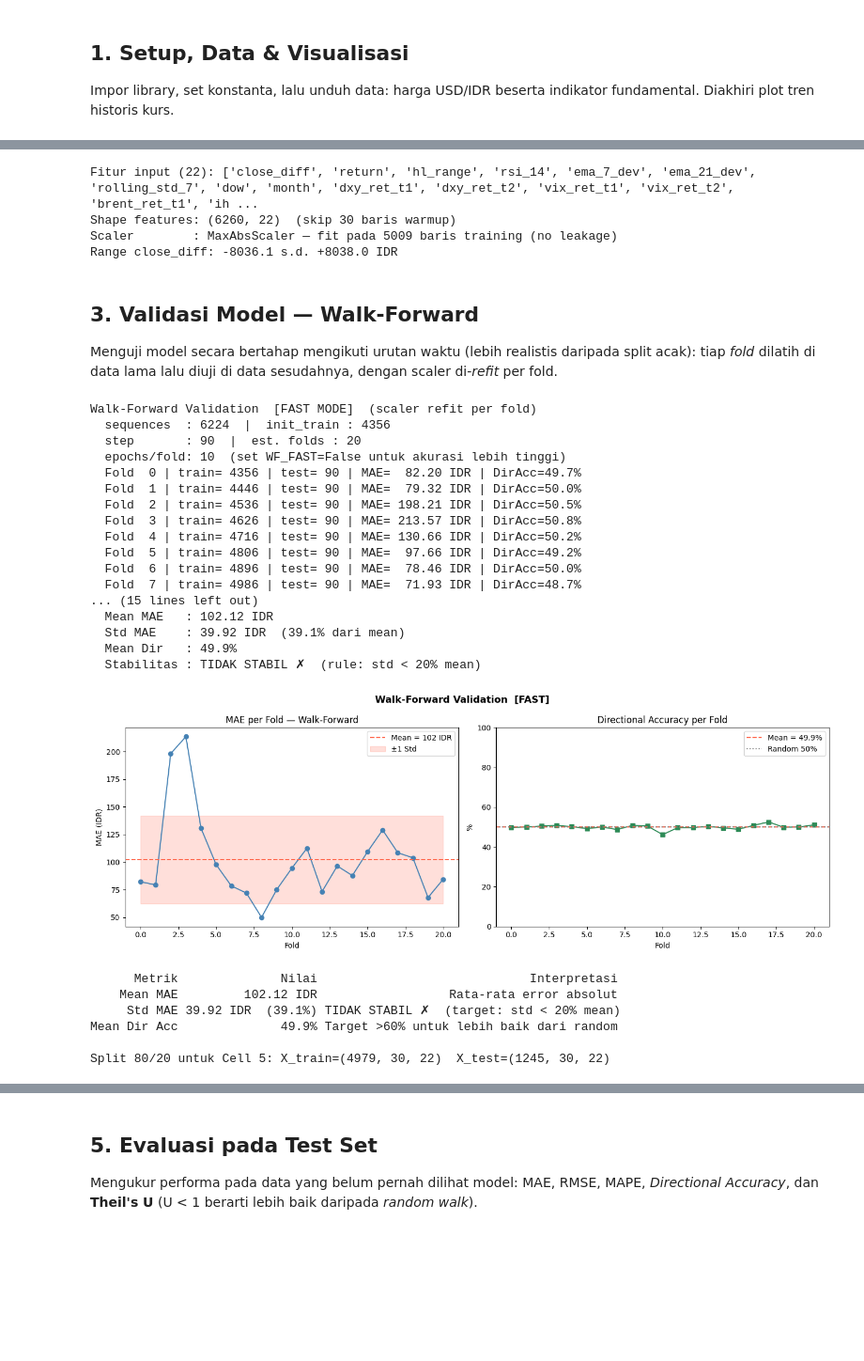
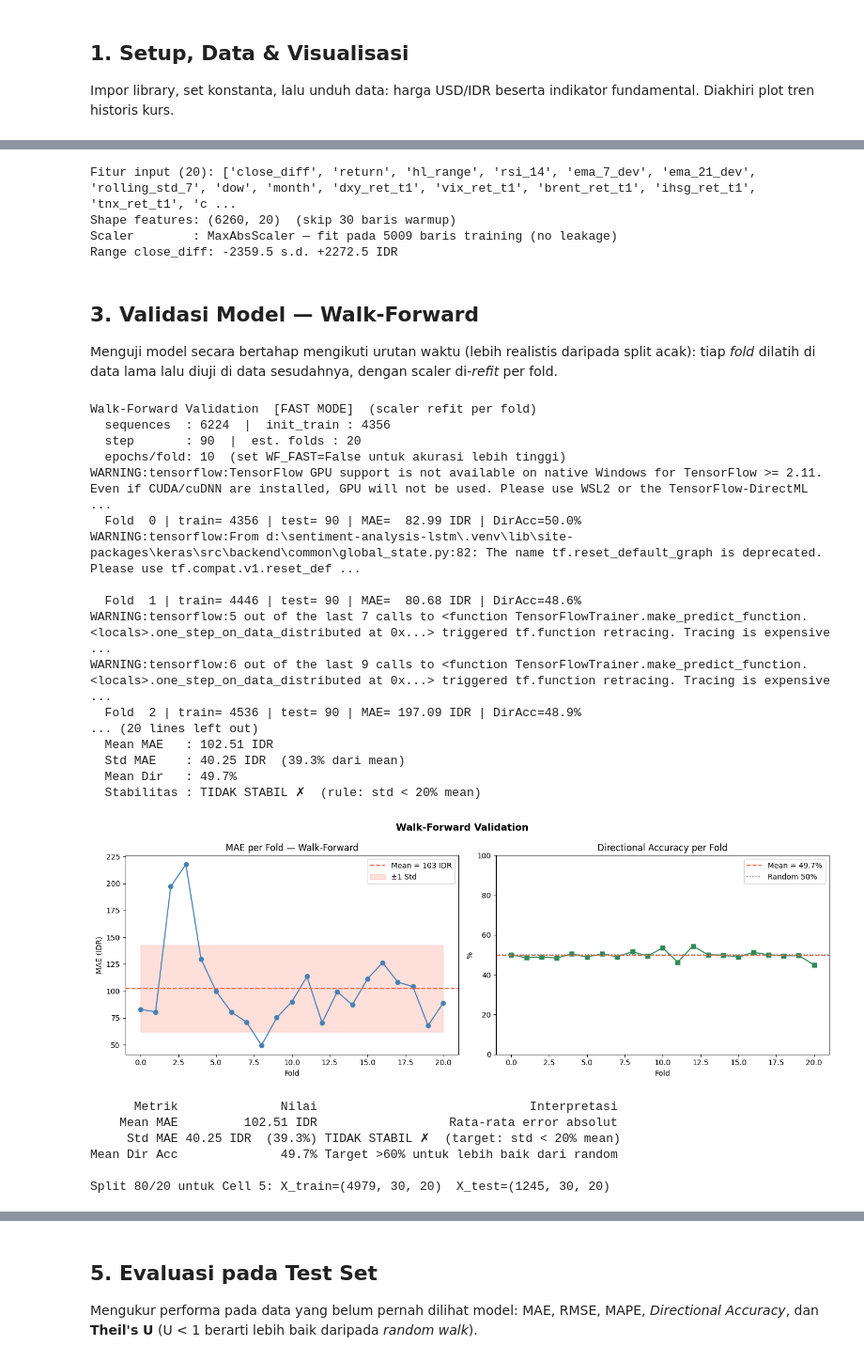
Before and after one commit to KullyanHubbard/sentiment-analysis-lstm, a Jupyter notebook: kurs_rupiah.ipynb, the cells around one changed output, grey strips where cells are left out. Shown at 94% size. Drawn from its saved outputs; the diff is of its cells as text; code cells hidden in the pictures; blank space fills up the shorter version.

```diff
--- a/kurs_rupiah.ipynb
+++ b/kurs_rupiah.ipynb
@@ -62,6 +62,18 @@ df.columns  = df.columns.droplevel(1)
 df['Close'] = df['Close'].ffill()
 df['High']  = df['High'].ffill()
 df['Low']   = df['Low'].ffill()
+
+# --- Bersihkan tick rusak dari yfinance ---
+# yfinance kadang mengembalikan 0 / spike absurd (lihat 2010-2013 di plot historis).
+# Perbaikan data historis korup: nilai 0 atau yang menyimpang ekstrem dari median
+# lokal diganti NaN lalu di-ffill. Spike terisolasi & jauh dari periode test
+# (data terbaru sudah bersih) -> tidak ada kebocoran praktis ke evaluasi.
+for _price_col in ['Close', 'High', 'Low']:
+    _s     = df[_price_col].replace(0.0, np.nan)
+    _med   = _s.rolling(15, center=True, min_periods=3).median()
+    _ratio = _s / _med
+    _s     = _s.where((_ratio > 0.6) & (_ratio < 2.0))  # buang <60% atau >200% median lokal
+    df[_price_col] = _s.ffill().bfill()
 print(f"Rentang       : {df.index[0].date()} s.d. {df.index[-1].date()}")
 print(f"Total rows    : {len(df)}")
 print(f"Close terakhir: {df['Close'].iloc[-1]:,.2f} IDR  ({df.index[-1].date()})")
@@ -84,8 +96,8 @@ def _yf_return(ticker, name, start, end, add_lag=False):
         return None
 
 # --- Indikator pasar global ---
-dxy_df   = _yf_return('DX-Y.NYB', 'dxy',   START, END, add_lag=True)
-vix_df   = _yf_return('^VIX',     'vix',   START, END, add_lag=True)
+dxy_df   = _yf_return('DX-Y.NYB', 'dxy',   START, END, add_lag=False)
+vix_df   = _yf_return('^VIX',     'vix',   START, END, add_lag=False)
 brent_df = _yf_return('BZ=F',     'brent', START, END, add_lag=False)
 ihsg_df  = _yf_return('^JKSE',    'ihsg',  START, END, add_lag=False)
 # US 10Y Treasury Yield: yield naik → USD menguat → IDR melemah
@@ -140,8 +152,8 @@ for _fdf in [dxy_df, vix_df, brent_df, ihsg_df, tnx_df, cpo_df,
 
 # Pastikan semua kolom fundamental ada; isi 0 jika download gagal
 _FUND_COLS = [
-    'dxy_return', 'dxy_lag1',
-    'vix_return', 'vix_lag1',
+    'dxy_return',
+    'vix_return',
     'brent_return', 'ihsg_return',
     'tnx_return',                   # US 10Y Treasury Yield return
     'cpo_return',                   # CPO / Palm Oil return
@@ -195,7 +209,7 @@ Membangun **22 fitur** (9 teknikal: return, RSI, EMA, volatilitas, dll + 13 fund
 - **CPO / Palm Oil** (`KCE=F`) — Indonesia eksportir CPO terbesar; harga naik → devisa masuk → IDR menguat.
 # %%
 # Cell 3 — Feature engineering
-# Buat 22 fitur: 9 teknikal dan 13 fundamental.
+# Buat 20 fitur: 9 teknikal dan 11 fundamental.
 # Semua fitur fundamental digeser 1 hari untuk menghindari lookahead.
 # Scaler hanya fit pada data training agar tidak bocor ke test set.
 
@@ -204,7 +218,6 @@ data_raw = df['Close'].values.astype(float)
 close    = data_raw
 high     = df['High'].values.astype(float)
 low      = df['Low'].values.astype(float)
-N        = len(close)
 
 # Fitur teknikal (9)
 close_diff     = np.zeros_like(close)
@@ -245,7 +258,7 @@ def _fund(col, lag=1):
     assert lag <= SKIP, "lag harus <= SKIP agar baris fillna(0) ikut terbuang oleh slice [SKIP:]"
     return df[col].shift(lag).fillna(0).values.astype(float)[SKIP:]
 
-# Susun features_list: 9 teknikal + 13 fundamental
+# Susun features_list: 9 teknikal + 11 fundamental
 features_list = [
     # --- Teknikal (9) ---
     close_diff[SKIP:],
@@ -259,9 +272,7 @@ features_list = [
     (month[SKIP:] - 1) / 10.0,
     # --- Fundamental (13) ---
     _fund('dxy_return'),    # DXY return t-1
-    _fund('dxy_lag1'),      # DXY return t-2
     _fund('vix_return'),    # VIX return t-1
-    _fund('vix_lag1'),      # VIX return t-2
     _fund('brent_return'),  # Brent crude return t-1
     _fund('ihsg_return'),   # IHSG return t-1
     _fund('tnx_return'),    # US 10Y Treasury Yield return t-1
@@ -276,8 +287,8 @@ features_list = [
 feat_names = [
     'close_diff', 'return', 'hl_range', 'rsi_14',
     'ema_7_dev', 'ema_21_dev', 'rolling_std_7', 'dow', 'month',
-    'dxy_ret_t1', 'dxy_ret_t2',
-    'vix_ret_t1', 'vix_ret_t2',
+    'dxy_ret_t1',
+    'vix_ret_t1',
     'brent_ret_t1', 'ihsg_ret_t1',
     'tnx_ret_t1', 'cpo_ret_t1',
     'bi_rate', 'fed_rate', 'us_cpi', 'id_cpi', 'rate_spread',
@@ -310,10 +321,10 @@ print(f"Shape features: {features_scaled.shape}  (skip {SKIP} baris warmup)")
 print(f"Scaler        : MaxAbsScaler — fit pada {fit_rows} baris training (no leakage)")
 print(f"Range close_diff: {close_diff[SKIP:].min():+.1f} s.d. {close_diff[SKIP:].max():+.1f} IDR")
 # %% [output]
-Fitur input (22): ['close_diff', 'return', 'hl_range', 'rsi_14', 'ema_7_dev', 'ema_21_dev', 'rolling_std_7', 'dow', 'month', 'dxy_ret_t1', 'dxy_ret_t2', 'vix_ret_t1', 'vix_ret_t2', 'brent_ret_t1', 'ih ...
-Shape features: (6260, 22)  (skip 30 baris warmup)
+Fitur input (20): ['close_diff', 'return', 'hl_range', 'rsi_14', 'ema_7_dev', 'ema_21_dev', 'rolling_std_7', 'dow', 'month', 'dxy_ret_t1', 'vix_ret_t1', 'brent_ret_t1', 'ihsg_ret_t1', 'tnx_ret_t1', 'c ...
+Shape features: (6260, 20)  (skip 30 baris warmup)
 Scaler        : MaxAbsScaler — fit pada 5009 baris training (no leakage)
-Range close_diff: -8036.1 s.d. +8038.0 IDR
+Range close_diff: -2359.5 s.d. +2272.5 IDR
 # %% [markdown]
 ## 3. Validasi Model — Walk-Forward
 
@@ -341,7 +352,6 @@ X_raw, y_raw = create_sequences(feat, feat[:, 0], WINDOW, HORIZON)
 # Loss & arsitektur model — DIDEFINISIKAN SEKALI di sini, dipakai ulang oleh
 # Walk-Forward (Cell 4) dan model final (Cell 5).
 # Penalti arah valid karena MaxAbsScaler menjaga tanda & titik nol.
-from tensorflow.keras.layers import MultiHeadAttention, LayerNormalization, Add
 
 def directional_mse_loss(y_true, y_pred, alpha=0.3):
     mse = tf.reduce_mean(tf.square(y_true - y_pred))
@@ -349,13 +359,11 @@ def directional_mse_loss(y_true, y_pred, alpha=0.3):
     return mse + alpha * dir_penalty
 
 def build_model():
-    """LSTM(64) + MultiHeadAttention + LSTM(32) -> Dense(HORIZON), sudah ter-compile."""
+    """LSTM(64) -> LSTM(32) -> Dense(HORIZON) bertumpuk, sudah ter-compile."""
     inp  = tf.keras.Input(shape=(WINDOW, N_FEATURES))
     x    = LSTM(64, return_sequences=True, dropout=0.2, recurrent_dropout=0.3,
                 kernel_regularizer=l2(1e-4))(inp)
     x    = Dropout(0.3)(x)
-    attn = MultiHeadAttention(num_heads=2, key_dim=32, dropout=0.1)(x, x)
-    x    = LayerNormalization()(Add()([x, attn]))
     x    = LSTM(32, return_sequences=False, dropout=0.2, recurrent_dropout=0.3,
                 kernel_regularizer=l2(1e-4))(x)
     x    = Dropout(0.3)(x)
@@ -462,53 +470,53 @@ axes[1].axhline(50, color='gray', linestyle=':', label='Random 50%')
 axes[1].set_title('Directional Accuracy per Fold')
 axes[1].set_xlabel('Fold'); axes[1].set_ylabel('%')
 axes[1].set_ylim(0, 100); axes[1].legend()
 
-plt.suptitle(f'Walk-Forward Validation  {"[FAST]" if WF_FAST else ""}',
+plt.suptitle('Walk-Forward Validation',
              fontweight='bold', fontsize=13)
 plt.tight_layout()
 plt.savefig(os.path.join(RESULT_DIR, f'{RUN_TS}_walkforward.png'), dpi=150)
 plt.show()
 
 print(pd.DataFrame({
     'Metrik'      : ['Mean MAE', 'Std MAE', 'Mean Dir Acc'],
     'Nilai'       : [f"{mean_mae_wf:,.2f} IDR",
                      f"{std_mae_wf:,.2f} IDR  ({std_mae_wf/mean_mae_wf*100:.1f}%)",
                      f"{mean_dir_wf:.1f}%"],
     'Interpretasi': ['Rata-rata error absolut',
                      f"{'STABIL ✓' if stable_wf else 'TIDAK STABIL ✗'}  (target: std < 20% mean)",
                      'Target >60% untuk lebih baik dari random'],
 }).to_string(index=False))
 
 # Split statis untuk Cell 5 (pakai global features_scaled, no leakage) ───────
 # split sudah dihitung di Cell 3; len(X)*0.8 menghasilkan nilai yang sama.
 X_train, X_test = X[:split], X[split:]
 y_train, y_test = y[:split], y[split:]
 print(f"\nSplit 80/20 untuk Cell 5: X_train={X_train.shape}  X_test={X_test.shape}")
 # %% [output]
 Walk-Forward Validation  [FAST MODE]  (scaler refit per fold)
   sequences  : 6224  |  init_train : 4356
   step       : 90  |  est. folds : 20
   epochs/fold: 10  (set WF_FAST=False untuk akurasi lebih tinggi)
-  Fold  0 | train= 4356 | test= 90 | MAE=  82.20 IDR | DirAcc=49.7%
-  Fold  1 | train= 4446 | test= 90 | MAE=  79.32 IDR | DirAcc=50.0%
-  Fold  2 | train= 4536 | test= 90 | MAE= 198.21 IDR | DirAcc=50.5%
-  Fold  3 | train= 4626 | test= 90 | MAE= 213.57 IDR | DirAcc=50.8%
-  Fold  4 | train= 4716 | test= 90 | MAE= 130.66 IDR | DirAcc=50.2%
-  Fold  5 | train= 4806 | test= 90 | MAE=  97.66 IDR | DirAcc=49.2%
-  Fold  6 | train= 4896 | test= 90 | MAE=  78.46 IDR | DirAcc=50.0%
-  Fold  7 | train= 4986 | test= 90 | MAE=  71.93 IDR | DirAcc=48.7%
-... (15 lines left out)
-  Mean MAE   : 102.12 IDR
-  Std MAE    : 39.92 IDR  (39.1% dari mean)
-  Mean Dir   : 49.9%
+WARNING:tensorflow:TensorFlow GPU support is not available on native Windows for TensorFlow >= 2.11. Even if CUDA/cuDNN are installed, GPU will not be used. Please use WSL2 or the TensorFlow-DirectML  ...
+  Fold  0 | train= 4356 | test= 90 | MAE=  82.99 IDR | DirAcc=50.0%
+WARNING:tensorflow:From d:\sentiment-analysis-lstm\.venv\lib\site-packages\keras\src\backend\common\global_state.py:82: The name tf.reset_default_graph is deprecated. Please use tf.compat.v1.reset_def ...
+
+  Fold  1 | train= 4446 | test= 90 | MAE=  80.68 IDR | DirAcc=48.6%
+WARNING:tensorflow:5 out of the last 7 calls to <function TensorFlowTrainer.make_predict_function.<locals>.one_step_on_data_distributed at 0x...> triggered tf.function retracing. Tracing is expensive  ...
+WARNING:tensorflow:6 out of the last 9 calls to <function TensorFlowTrainer.make_predict_function.<locals>.one_step_on_data_distributed at 0x...> triggered tf.function retracing. Tracing is expensive  ...
+  Fold  2 | train= 4536 | test= 90 | MAE= 197.09 IDR | DirAcc=48.9%
+... (20 lines left out)
+  Mean MAE   : 102.51 IDR
+  Std MAE    : 40.25 IDR  (39.3% dari mean)
+  Mean Dir   : 49.7%
   Stabilitas : TIDAK STABIL ✗  (rule: std < 20% mean)
-[figure, old version]
+[figure, new version]
       Metrik              Nilai                             Interpretasi
-    Mean MAE         102.12 IDR                  Rata-rata error absolut
-     Std MAE 39.92 IDR  (39.1%) TIDAK STABIL ✗  (target: std < 20% mean)
-Mean Dir Acc              49.9% Target >60% untuk lebih baik dari random
+    Mean MAE         102.51 IDR                  Rata-rata error absolut
+     Std MAE 40.25 IDR  (39.3%) TIDAK STABIL ✗  (target: std < 20% mean)
+Mean Dir Acc              49.7% Target >60% untuk lebih baik dari random
 
-Split 80/20 untuk Cell 5: X_train=(4979, 30, 22)  X_test=(1245, 30, 22)
+Split 80/20 untuk Cell 5: X_train=(4979, 30, 20)  X_test=(1245, 30, 20)
 # %% [markdown]
 ## 4. Membangun & Melatih Model
 
```
Also changed, not shown: parts of 11 cells of this notebook, 31 other files.
